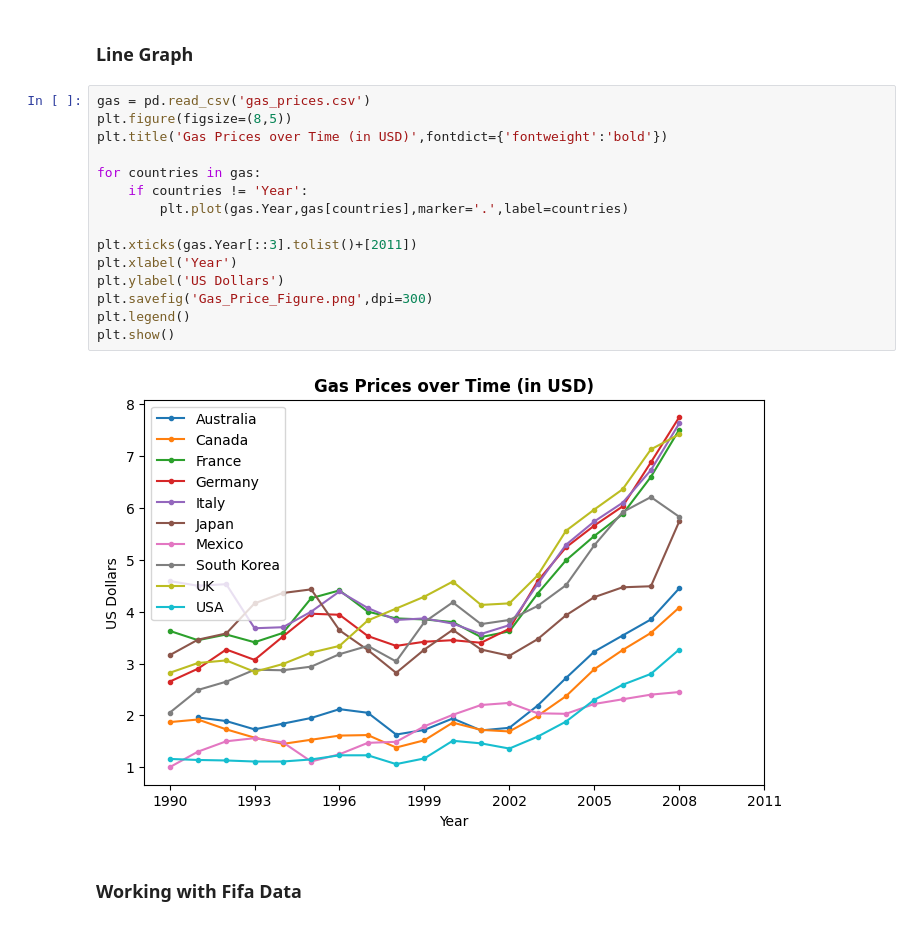
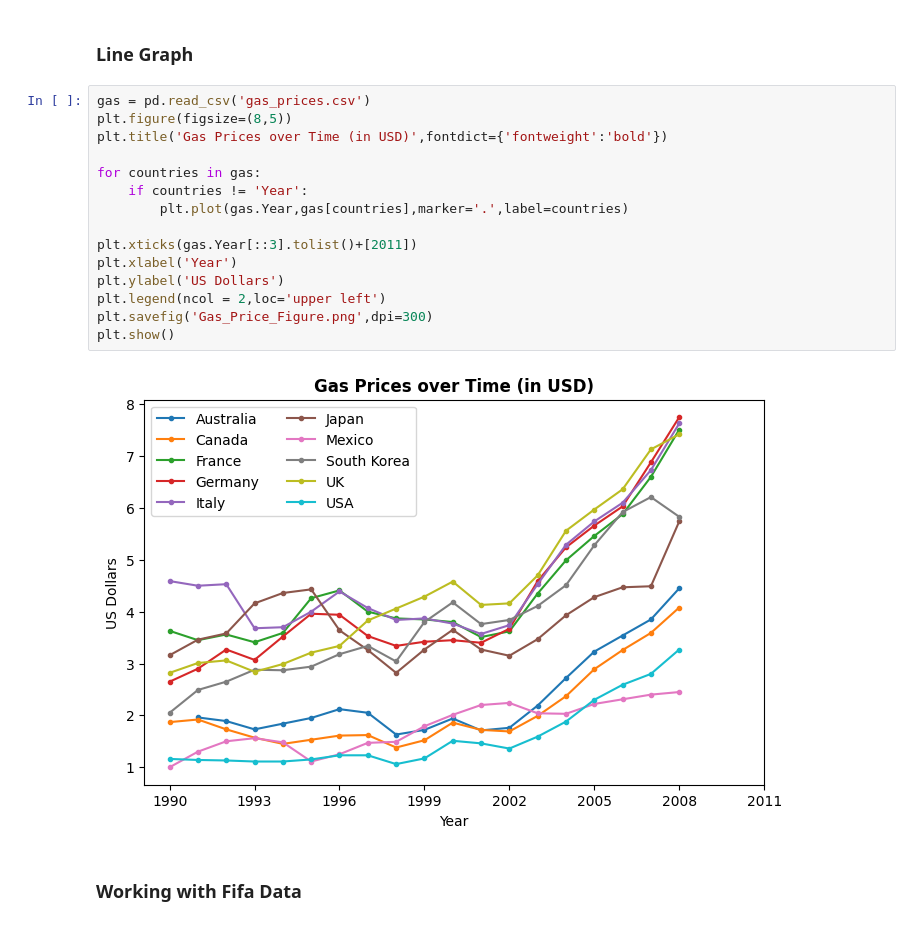
Before and after one commit to BalaSaiKoundinya5/Python-MatplotLib-Library-Practice, a Jupyter notebook: Python MatplotLib Library.ipynb, the cells around one changed output. Saved outputs shown, nothing was run; the diff lists cells and outputs as text.

```diff
--- a/Python MatplotLib Library.ipynb
+++ b/Python MatplotLib Library.ipynb
@@ -83,20 +83,20 @@ plt.show()
 # %%
 gas = pd.read_csv('gas_prices.csv')
 plt.figure(figsize=(8,5))
 plt.title('Gas Prices over Time (in USD)',fontdict={'fontweight':'bold'})
 
 for countries in gas:
     if countries != 'Year':
         plt.plot(gas.Year,gas[countries],marker='.',label=countries)
 
 plt.xticks(gas.Year[::3].tolist()+[2011])
 plt.xlabel('Year')
 plt.ylabel('US Dollars')
+plt.legend(ncol = 2,loc='upper left')
 plt.savefig('Gas_Price_Figure.png',dpi=300)
-plt.legend()
 plt.show()
 # %% [output]
-[figure, old version]
+[figure, new version]
 # %% [markdown]
 ### Working with Fifa Data
 # %%
```
Also changed, not shown: parts of 4 cells of this notebook.
